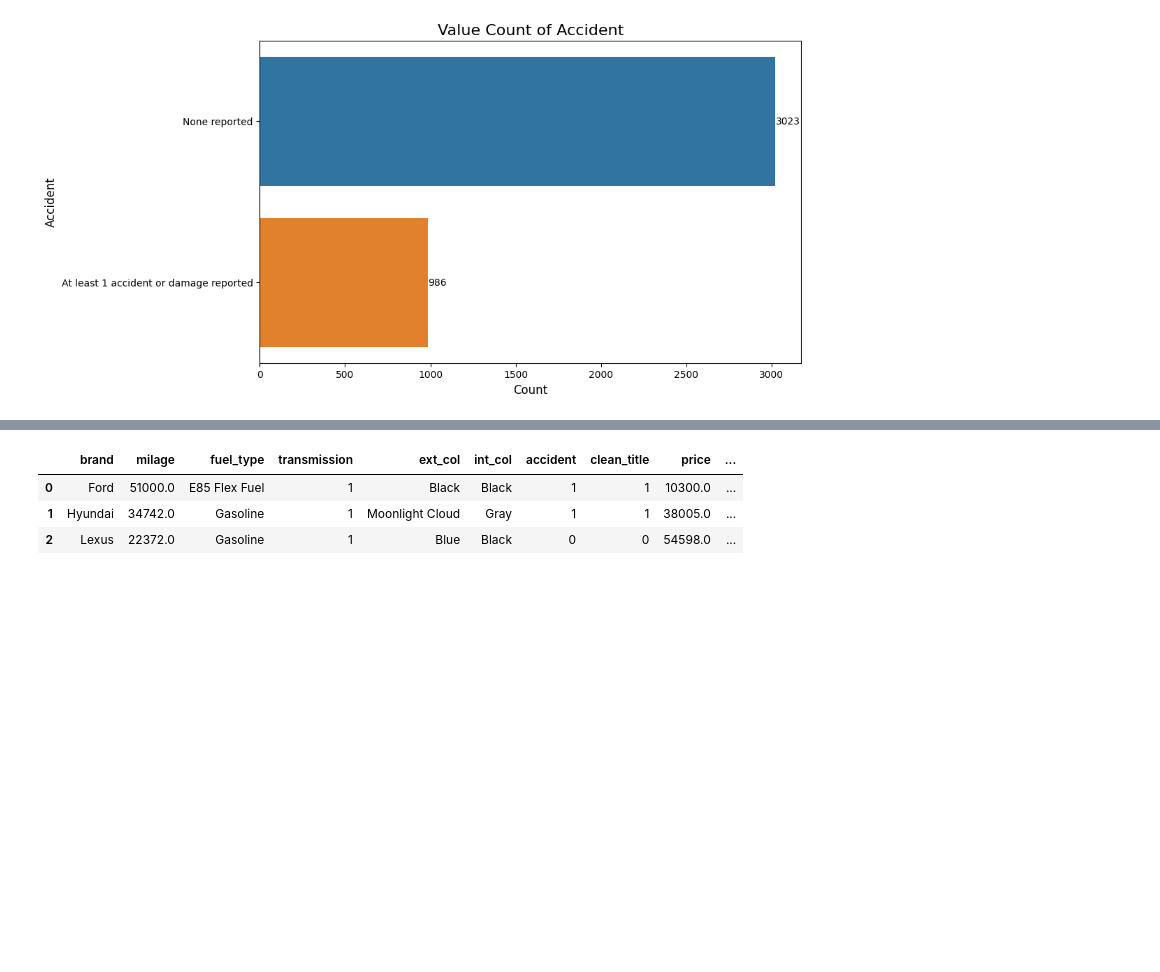
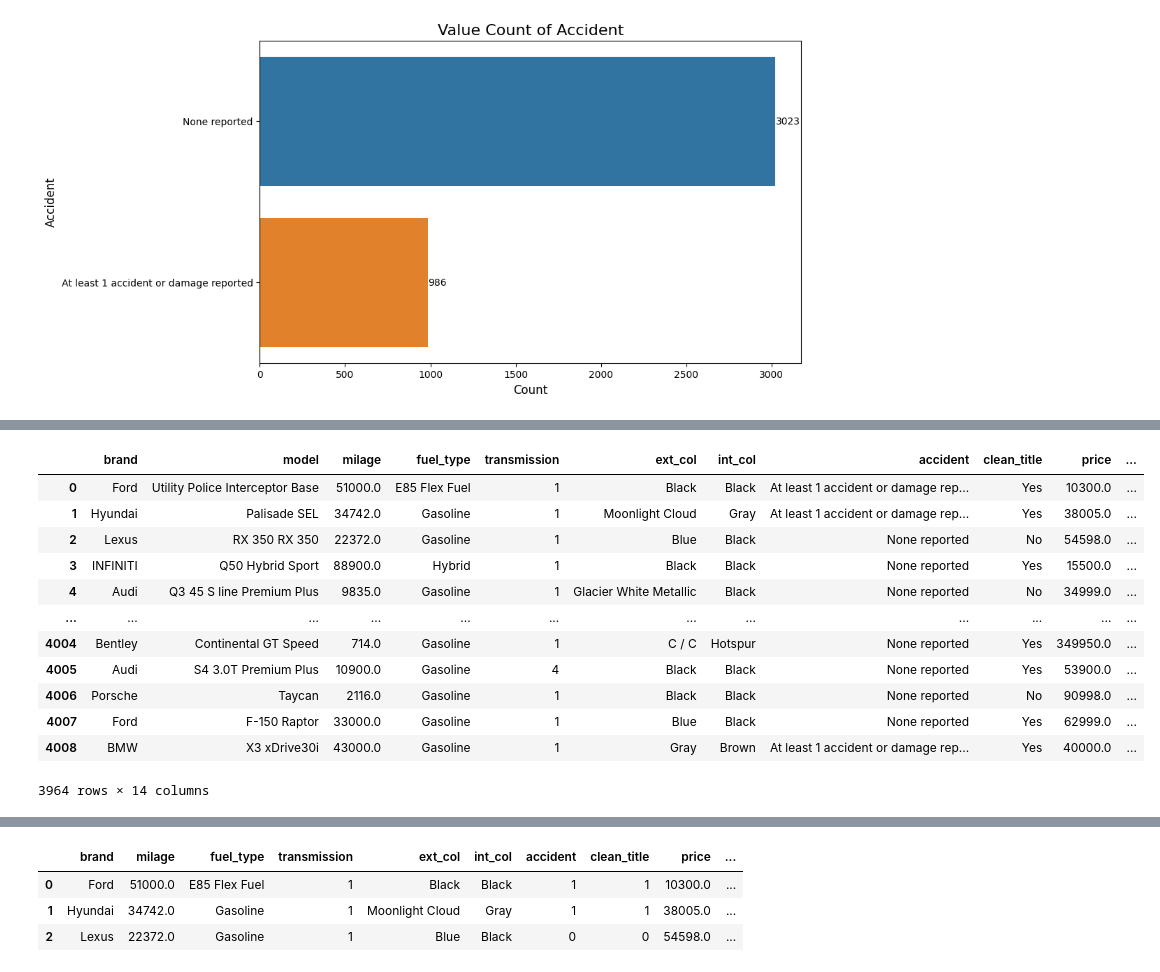
Before and after one commit to mr-ankur01/Predicting-Car-Prices-with-Linear-Regression-Model, a Jupyter notebook: project.ipynb, the cells around one changed output, grey strips where cells are left out. Cells and saved outputs as stored; diff of their text form; code cells hidden in the pictures; blank space fills up the shorter version.

```diff
--- a/project.ipynb
+++ b/project.ipynb
@@ -254,3 +263,19 @@ Text(0, 0.5, 'Accident')
+# %%
+df
+# %% [output]
+|  | brand | model | milage | fuel_type | transmission | ext_col | int_col | accident | clean_title | price | ... |
+| 0 | Ford | Utility Police Interceptor Base | 51000.0 | E85 Flex Fuel | 1 | Black | Black | At least 1 accident or damage rep... | Yes | 10300.0 | ... |
+| 1 | Hyundai | Palisade SEL | 34742.0 | Gasoline | 1 | Moonlight Cloud | Gray | At least 1 accident or damage rep... | Yes | 38005.0 | ... |
+| 2 | Lexus | RX 350 RX 350 | 22372.0 | Gasoline | 1 | Blue | Black | None reported | No | 54598.0 | ... |
+| 3 | INFINITI | Q50 Hybrid Sport | 88900.0 | Hybrid | 1 | Black | Black | None reported | Yes | 15500.0 | ... |
+| 4 | Audi | Q3 45 S line Premium Plus | 9835.0 | Gasoline | 1 | Glacier White Metallic | Black | None reported | No | 34999.0 | ... |
+| ... | ... | ... | ... | ... | ... | ... | ... | ... | ... | ... | ... |
+| 4004 | Bentley | Continental GT Speed | 714.0 | Gasoline | 1 | C / C | Hotspur | None reported | Yes | 349950.0 | ... |
+| 4005 | Audi | S4 3.0T Premium Plus | 10900.0 | Gasoline | 4 | Black | Black | None reported | Yes | 53900.0 | ... |
+| 4006 | Porsche | Taycan | 2116.0 | Gasoline | 1 | Black | Black | None reported | No | 90998.0 | ... |
+| 4007 | Ford | F-150 Raptor | 33000.0 | Gasoline | 1 | Blue | Black | None reported | Yes | 62999.0 | ... |
+| 4008 | BMW | X3 xDrive30i | 43000.0 | Gasoline | 1 | Gray | Brown | At least 1 accident or damage rep... | Yes | 40000.0 | ... |
+3964 rows × 14 columns
 # %%
 #Encoding Accident and Clean Title
 def mapping_columns(df):
```
Also changed, not shown: parts of 19 cells of this notebook.
